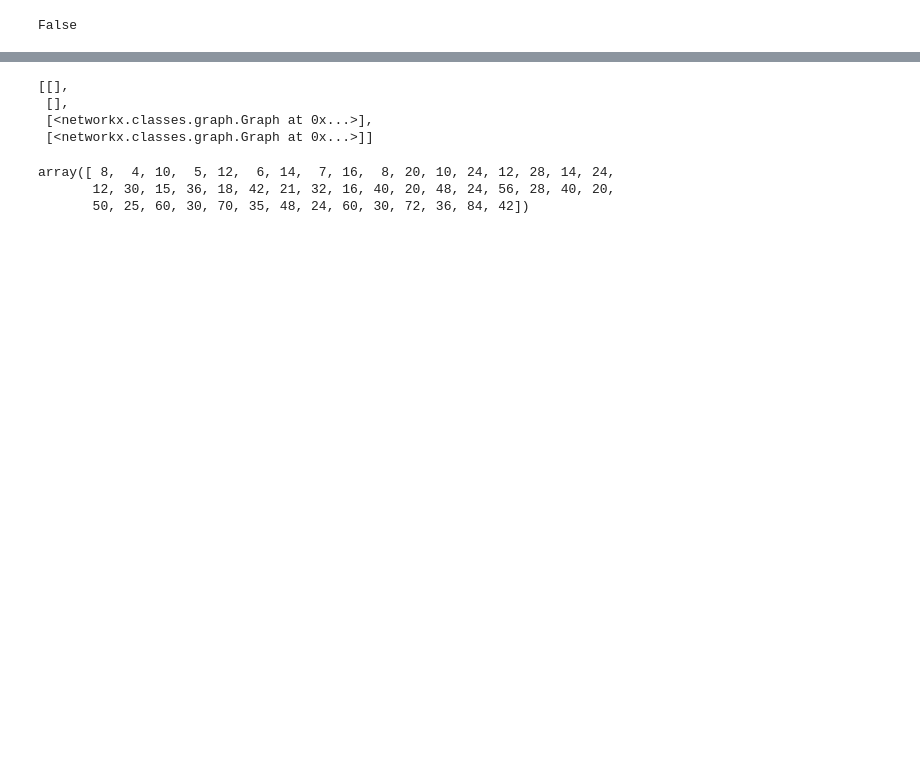
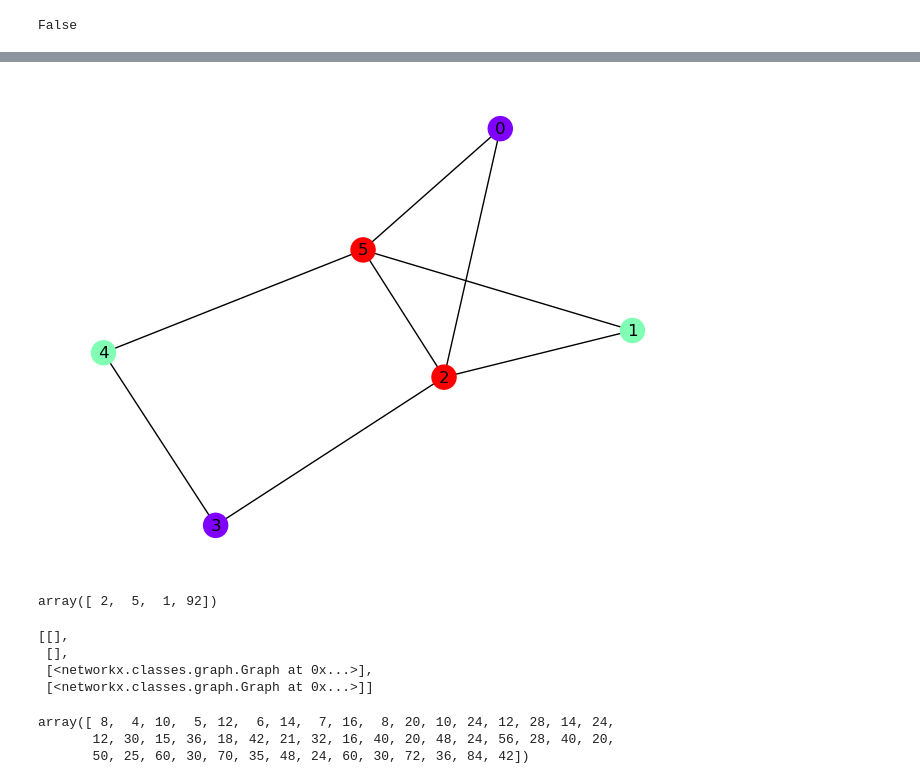
Before and after one commit to coryglover/NetDesign, a Jupyter notebook: notebooks/mcmc.ipynb, the cells around one changed output, grey strips where cells are left out. Cells and saved outputs as stored; diff of their text form; code cells hidden in the pictures; blank space fills up the shorter version.

```diff
--- a/notebooks/mcmc.ipynb
+++ b/notebooks/mcmc.ipynb
@@ -62,5 +89,7 @@ sub_nodes = ex0.Tree.get_node(1).data.nodes
 # %%
-p, samples, idx = at.prob_dist(ex0.X[sub_nodes,:],ex0.O,ex0.capacity,initial_graph=None,max_edges=True,labeled=True)
+g = nx.Graph()
+g.add_nodes_from(np.arange(6))
+p, samples, idx = at.prob_dist(X,O,capacity,initial_graph=g,max_edges=True,labeled=False,max_iters=100)
 # %%
 true_A = ex0.target_A[:,sub_nodes][sub_nodes,:]
 cur_a = nx.adjacency_matrix(samples[0]).todense()
@@ -77,3 +99,11 @@ true_A, cur_a
+# %%
+at.draw_network(samples[3],X,with_labels=True)
+# %% [output]
+[figure, added]
+# %%
+p
+# %% [output]
+array([ 2,  5,  1, 92])
 # %%
 children = ex0.Tree.get_node(0).successors(ex0.Tree.identifier)
 # %%
```
Also changed, not shown: parts of 16 cells of this notebook, 1 other file.
